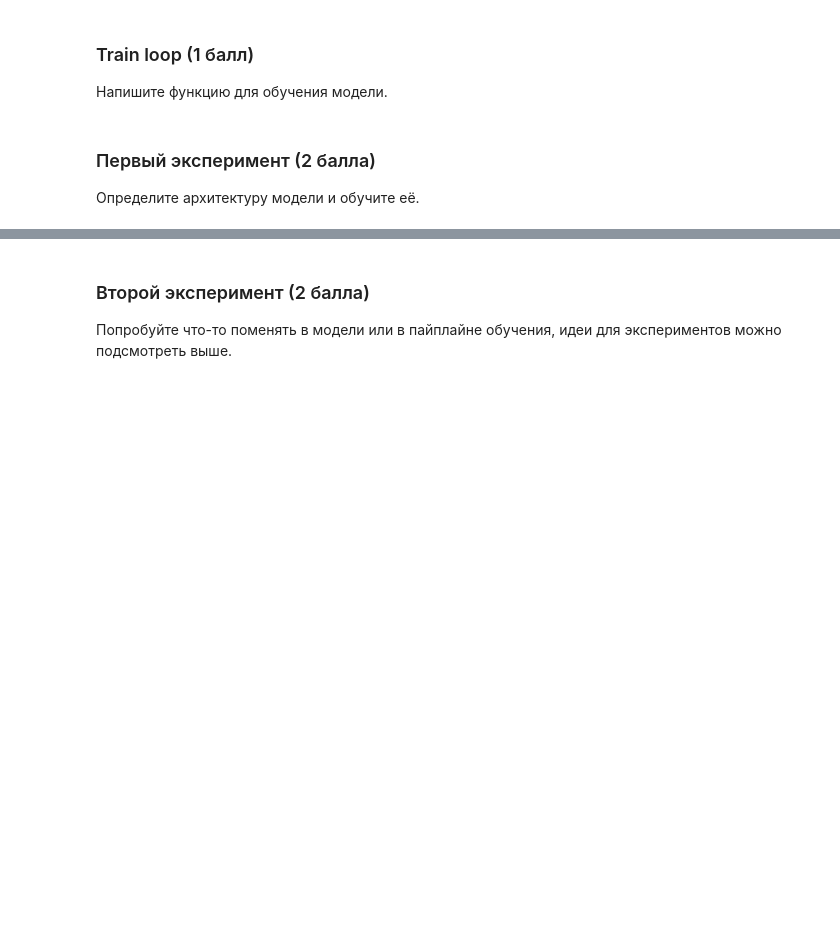
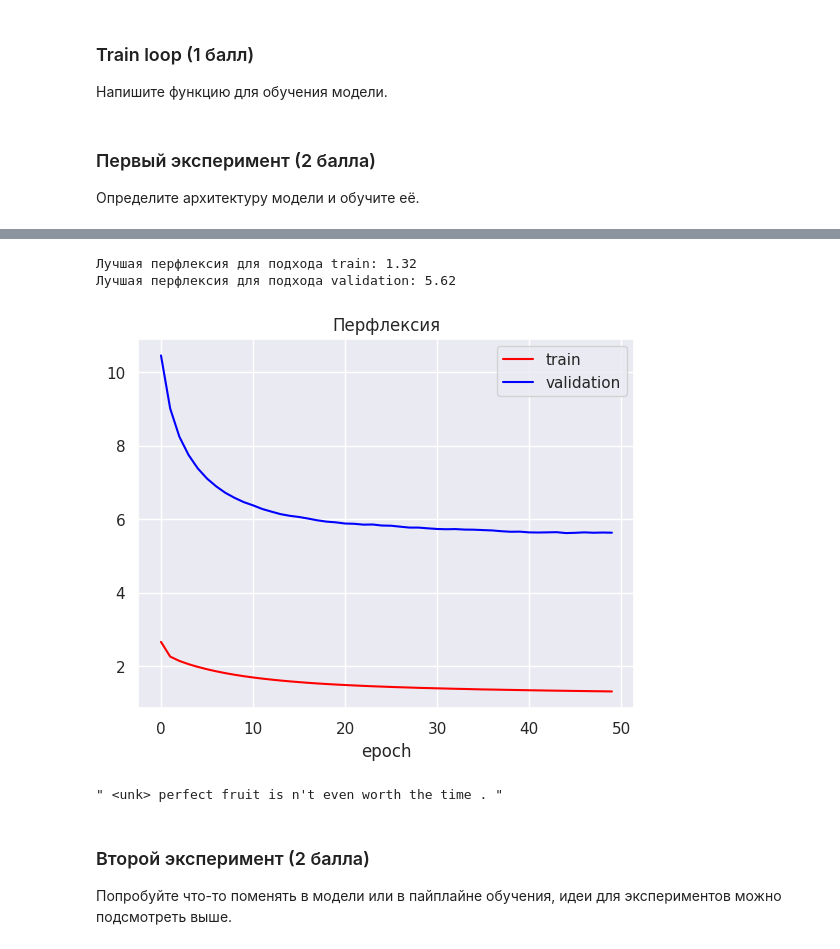
Before and after one commit to maksim267/Language_modelling, a Jupyter notebook: hw_language_modelling.ipynb, the cells around one changed output, grey strips where cells are left out. Cells and saved outputs as stored; diff of their text form; code cells hidden in the pictures; blank space fills up the shorter version.

```diff
--- a/hw_language_modelling.ipynb
+++ b/hw_language_modelling.ipynb
@@ -253,25 +265,25 @@ class LanguageModel(nn.Module):
     def __init__(self, hidden_dim: int, vocab_size: int):
         super().__init__()
         self.embeding=nn.Embedding(vocab_size, hidden_dim)
-        self.rrn=nn.GRU(hidden_dim, hidden_dim, batch_first=True)
+        self.rnn=nn.GRU(hidden_dim, hidden_dim, batch_first=True)
         self.linear=nn.Linear(hidden_dim, hidden_dim)
-        self.output=nn.linear(hidden_dim, vocab_size)
+        self.output_lin=nn.Linear(hidden_dim, vocab_size)
 
         self.act_fun=nn.Tanh()
-        self.dropout=nn.Dropout
+        self.dropout=nn.Dropout(p=0.1)
         # Опишите свою нейронную сеть здесь
 
     def forward(self, input_batch: torch.Tensor) -> torch.Tensor:
         # А тут опишите forward pass модели
-        embeddings = self.embedding(input_batch)  # [batch_size, seq_len, hidden_dim]
+        embeddings = self.embeding(input_batch)  # [batch_size, seq_len, hidden_dim]
         output, _ = self.rnn(embeddings)  # [batch_size, seq_len, hidden_dim]
-        output = self.dropout(self.linear(self.non_lin(output)))  # [batch_size, seq_len, hidden_dim]
-        projection = self.projection(self.non_lin(output))  # [batch_size, seq_len, vocab_size]
+        output = self.dropout(self.linear(self.act_fun(output)))  # [batch_size, seq_len, hidden_dim]
+        projection = self.output_lin(self.act_fun(output))  # [batch_size, seq_len, vocab_size]
 
         return projection
 # %%
-model=LanguageModel()
+model=LanguageModel(hidden_dim=256, vocab_size=len(vocab)).to(device)
 criterion = nn.CrossEntropyLoss(ignore_index=word2ind['<pad>'])
 optimizer = torch.optim.Adam(model.parameters())
 # %%
-loss_train, loss_val=train_model(model, optimizer, criterion, train_dataloader, num_epoch=10)
+loss_train, loss_val=train_model(model, optimizer, criterion, train_dataloader, num_epoch=50)
@@ -277,0 +316,15 @@ loss_train, loss_val=train_model(model, optimizer, criterion, train_dataloader,
+# %%
+loss_train = [v.cpu().item() for v in loss_train]
+# %%
+for (name, values), color in zip([('train',loss_train),('validation',loss_val)], ['red', 'blue']):
+    plt.plot(np.arange(len(values)), values, color=color, label=name)
+    print(f"Лучшая перфлексия для подхода {name}: {(min(values)):.2f}")
+
+plt.title('Перфлексия')
+plt.xlabel("epoch")
+plt.legend()
+plt.show()
+# %% [output]
+Лучшая перфлексия для подхода train: 1.32
+Лучшая перфлексия для подхода validation: 5.62
+[figure, added]
@@ -278,3 +352,7 @@ loss_train, loss_val=train_model(model, optimizer, criterion, train_dataloader,
+# %%
+generate_sequence(model, starting_seq='My perfect fruit is')
+# %% [output]
+" <unk> perfect fruit is n't even worth the time . "
 # %% [markdown]
 ### Второй эксперимент (2 балла)
 
```
Also changed, not shown: parts of 18 cells of this notebook.
